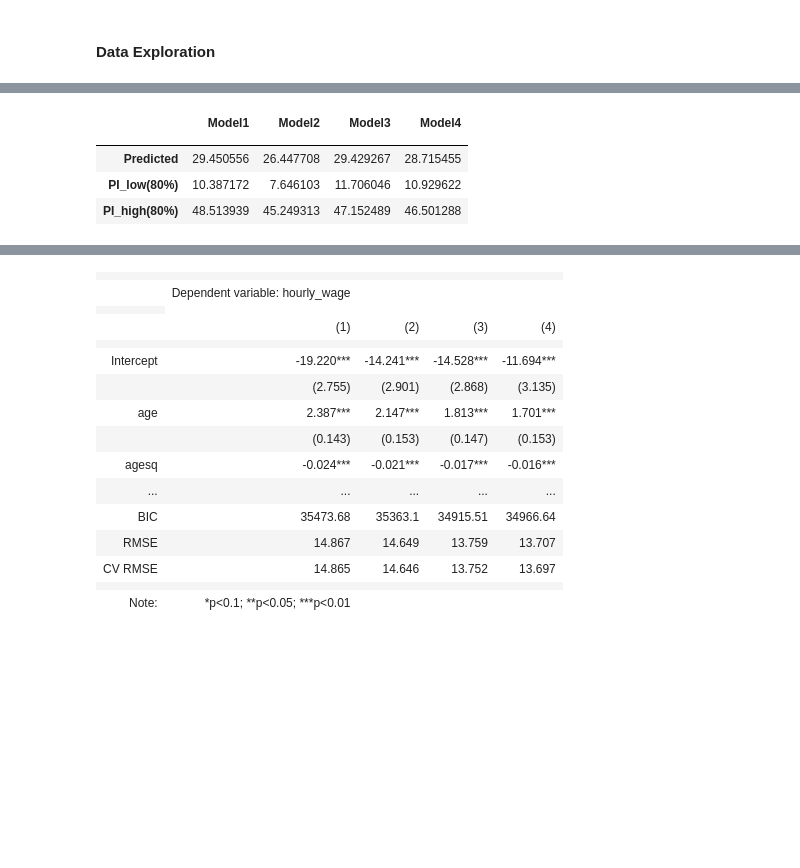
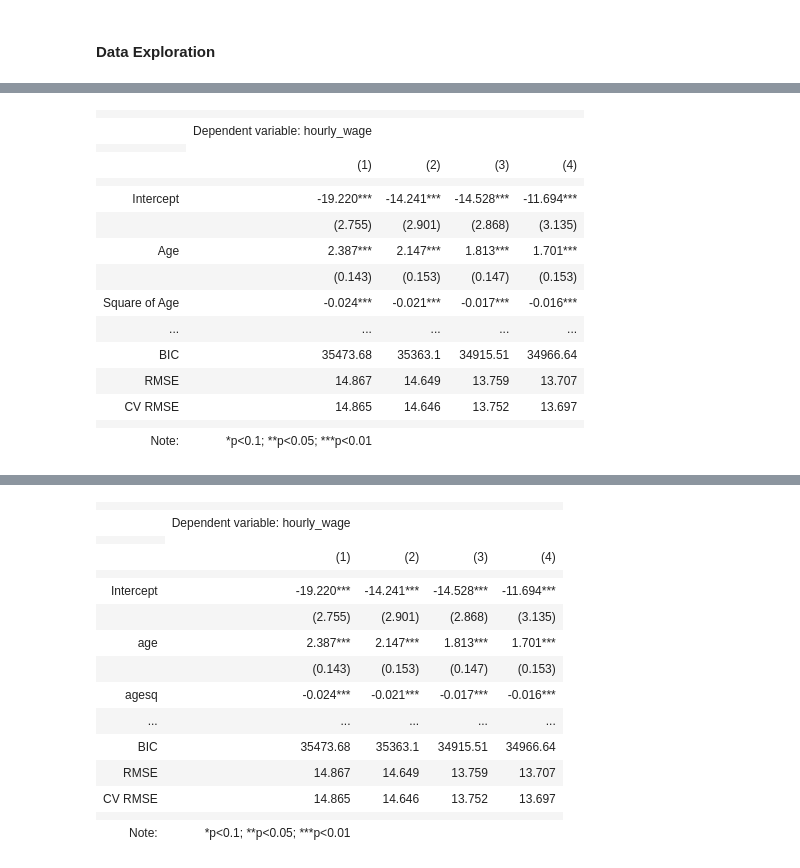
Before and after one commit to viethngn/Data_Analysis_3_ECBS5171, a Jupyter notebook: assignment1/assignment1_viethngn.ipynb, the cells around one changed output, grey strips where cells are left out. Saved outputs shown, nothing was run; the diff lists cells and outputs as text; code cells hidden in the pictures; blank space fills up the shorter version.

```diff
--- a/assignment1/assignment1_viethngn.ipynb
+++ b/assignment1/assignment1_viethngn.ipynb
@@ -294,27 +249,53 @@ $+ \beta_j\times C(maritalStatus) + \beta_l\times C(citizenshipStatus) + \epsilo
-# %%
-# get a sample for test prediction
-test = cleaned_df.iloc[200].to_frame().T
-test = test.infer_objects()
-
-# building the PI table for all models
-alpha = 0.2
-pi_list = []
-
-for reg in reg_list:
-    pi_list.append(reg.get_prediction(test).summary_frame(alpha=alpha))
-
-pd.DataFrame(
-    {
-        " ": ["Predicted", "PI_low(80%)", "PI_high(80%)"],
-        "Model1": pi_list[0][["mean", "obs_ci_lower", "obs_ci_upper"]].values.tolist()[0],
-        "Model2": pi_list[1][["mean", "obs_ci_lower", "obs_ci_upper"]].values.tolist()[0],
-        "Model3": pi_list[2][["mean", "obs_ci_lower", "obs_ci_upper"]].values.tolist()[0],
-        "Model4": pi_list[3][["mean", "obs_ci_lower", "obs_ci_upper"]].values.tolist()[0],
-    }
-).set_index(" ")
-# %% [output]
-|  | Model1 | Model2 | Model3 | Model4 |
-|  |  |  |  |  |
-| Predicted | 29.450556 | 26.447708 | 29.429267 | 28.715455 |
-| PI_low(80%) | 10.387172 | 7.646103 | 11.706046 | 10.929622 |
-| PI_high(80%) | 48.513939 | 45.249313 | 47.152489 | 46.501288 |
+# %%
+# create the regression models
+reg1 = smf.ols(formula=reg_formulas[0], data=cleaned_df).fit(cov_type="HC1")
+reg2 = smf.ols(formula=reg_formulas[1], data=cleaned_df).fit(cov_type="HC1")
+reg3 = smf.ols(formula=reg_formulas[2], data=cleaned_df).fit(cov_type="HC1")
+reg4 = smf.ols(formula=reg_formulas[3], data=cleaned_df).fit(cov_type="HC1")
+
+# create the regression table
+reg_list = [reg1, reg2, reg3, reg4]
+bic = [round(x.bic, 2) for x in reg_list]
+rmse_all = [round(rmse(cleaned_df[reg_formulas[x].split("~")[0]], reg_list[x].predict(cleaned_df)), 3) for x in range(len(reg_list))]
+rmse_kfold = (cv_summary.loc['Average']).tolist()
+sg = stargazer.Stargazer(reg_list)
+sg.covariate_order(
+    [
+        'Intercept',
+        'age',
+        'agesq',
+        'female',
+        'ownchild'
+    ]
+)
+sg.rename_covariates({
+    'age': "Age",
+    'agesq': "Square of Age",
+    'female': "is Female",
+    'ownchild': "Number of children"
+})
+sg.add_line("Employment class (4 variables)", ["", "", "Yes", "Yes"])
+sg.add_line("Education level (7 variables)", ["", "", "Yes", "Yes"])
+sg.add_line("Marital status (6 variables)", ["", "", "", "Yes"])
+sg.add_line("Citizenship status (4 variables)", ["", "", "", "Yes"])
+sg.add_line('BIC', bic, location=stargazer.LineLocation.FOOTER_BOTTOM)
+sg.add_line('RMSE', rmse_all, location=stargazer.LineLocation.FOOTER_BOTTOM)
+sg.add_line('CV RMSE', rmse_kfold, location=stargazer.LineLocation.FOOTER_BOTTOM)
+sg
+# %% [output]
+|  |  |  |  |  |
+|  | Dependent variable: hourly_wage |  |  |  |
+|  |
+|  | (1) | (2) | (3) | (4) |
+|  |  |  |  |  |
+| Intercept | -19.220*** | -14.241*** | -14.528*** | -11.694*** |
+|  | (2.755) | (2.901) | (2.868) | (3.135) |
+| Age | 2.387*** | 2.147*** | 1.813*** | 1.701*** |
+|  | (0.143) | (0.153) | (0.147) | (0.153) |
+| Square of Age | -0.024*** | -0.021*** | -0.017*** | -0.016*** |
+| ... | ... | ... | ... | ... |
+| BIC | 35473.68 | 35363.1 | 34915.51 | 34966.64 |
+| RMSE | 14.867 | 14.649 | 13.759 | 13.707 |
+| CV RMSE | 14.865 | 14.646 | 13.752 | 13.697 |
+|  |  |  |  |  |
+| Note: | *p<0.1; **p<0.05; ***p<0.01 |  |  |  |
```
Also changed, not shown: parts of 22 cells of this notebook.
